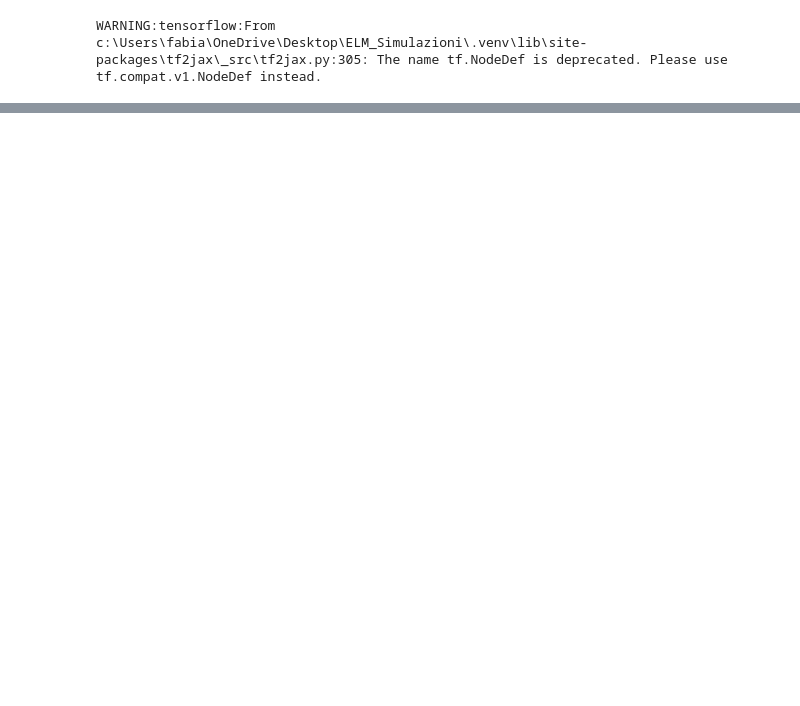
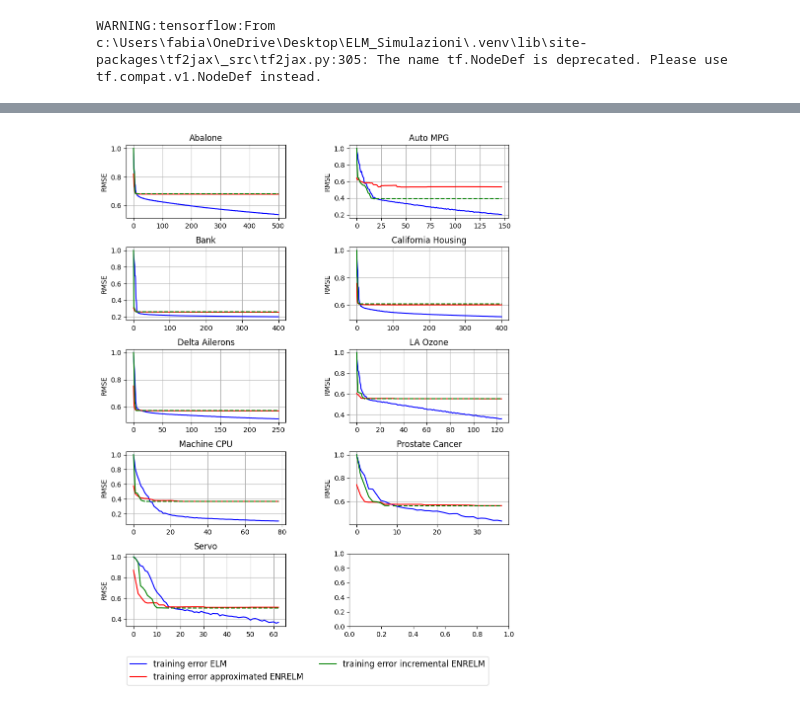
Before and after one commit to FabianoVeglianti/Effective-Non-Random-Extreme-Learning-Machine, a Jupyter notebook: experiments.ipynb, the cells around one changed output, grey strips where cells are left out. Saved outputs shown, nothing was run; the diff lists cells and outputs as text; code cells hidden in the pictures; blank space fills up the shorter version.

```diff
--- a/experiments.ipynb
+++ b/experiments.ipynb
@@ -224,0 +615,94 @@ INFO:matplotlib.mathtext:Substituting symbol N from STIXNonUnicode
+# %%
+# Initialize figure and subplots
+fig, axes = plt.subplots(5, 2, figsize=(10, 12.5))
+fig.subplots_adjust(hspace=0.4, wspace=0.4)
+
+fig2, axes2 = plt.subplots(5, 2, figsize=(10, 12.5))
+fig2.subplots_adjust(hspace=0.4, wspace=0.4)
+
+loaders = {
+    1: ("Abalone", dataloader.load_abalone),
+    2: ("Auto MPG", dataloader.load_auto_mpg),
+    3: ("Bank", dataloader.load_bank),
+    4: ("California Housing", dataloader.load_california_housing),
+    5: ("Delta Ailerons", dataloader.load_delta_ailerons),
+    6: ("LA Ozone", dataloader.load_LAozone),
+    7: ("Machine CPU", dataloader.load_machine_cpu),
+    8: ("Prostate Cancer", dataloader.load_prostate),
+    9: ("Servo", dataloader.load_servo)
+}
+
+df_times = pd.DataFrame(columns=["dataset", "total_timing_ELM", "mean_loop_timing_ELM", "timing_approximated_ENRELM", "timing_incremental_ENRELM"])
+dataset_index = 0
+for key, value in loaders.items():
+    dataset_index+=1
+    name = value[0]
+    loader = value[1]
+    generator = datagenerator.LoaderDataGenerator(name, loader)
+    res = generator.generate()
+    print(res['name'])
+    X = res['data'][0]
+    y = res['data'][1]
+
+
+    results = single_dataset_simulation(X, y)
+
+    #save timings
+    times_dictionary = {'dataset': name}
+    for key,val in results.items():
+        if "timing" in key:
+            times_dictionary[key] = results[key]
+    times = pd.DataFrame([times_dictionary])
+    df_times = pd.concat([df_times, times], ignore_index=True)
+
+    #plot figures
+    ax = axes[(dataset_index-1)//2, (dataset_index-1)%2]
+    ax2 = axes2[(dataset_index-1)//2, (dataset_index-1)%2]
+
+    X_axis = np.arange(0, results['training_error_ELM'].shape[0]+1, 1)
+    ax.plot(X_axis, np.concatenate([np.array([1]), results["training_error_ELM"]]), 'b-', label='training error ELM')
+    ax.plot(X_axis, results['training_error_approximated_ENRELM'][0:results['training_error_ELM'].shape[0]+1], 'r-', label='training error approximated ENRELM')
+    non_zeros_incremental_ENRELM_training = results['training_error_incremental_ENRELM'][results['training_error_incremental_ENRELM'] != 0]
+    filled_incremental_ENRELM_training = np.ones(results['training_error_incremental_ENRELM'].shape[0] - non_zeros_incremental_ENRELM_training.shape[0]) * non_zeros_incremental_ENRELM_training[-1]
+    ax.plot(X_axis[0:non_zeros_incremental_ENRELM_training.shape[0]], non_zeros_incremental_ENRELM_training, 'g-', label='training error incremental ENRELM')
+    ax.plot(X_axis[non_zeros_incremental_ENRELM_training.shape[0]:], filled_incremental_ENRELM_training, 'g--')
+
+    ax2.plot(X_axis, np.concatenate([np.array([1]), results['test_error_ELM']]), 'b-', label='testing error ELM')
+    ax2.plot(X_axis, results['test_error_approximated_ENRELM'][0:results['test_error_ELM'].shape[0]+1], 'r-', label='testing error approximated ENRELM')
+    non_zeros_incremental_ENRELM_test = results['test_error_incremental_ENRELM'][results['test_error_incremental_ENRELM'] != 0]
+    filled_incremental_ENRELM_test = np.ones(results['test_error_incremental_ENRELM'].shape[0] - non_zeros_incremental_ENRELM_test.shape[0]) * non_zeros_incremental_ENRELM_test[-1]
+    ax2.plot(X_axis[0:non_zeros_incremental_ENRELM_test.shape[0]], non_zeros_incremental_ENRELM_test, 'g-', label='test error incremental ENRELM')
+    ax2.plot(X_axis[non_zeros_incremental_ENRELM_test.shape[0]:], filled_incremental_ENRELM_test, 'g--')
+
+    ax.set_title(name)
+    #ax.set_ylim(0,2)
+    ax.set_ylabel('RMSE')
+    #ax.legend(loc='upper right')
+    ax.grid(True)
+
+    ax2.set_title(name)
+    #ax.set_ylim(0,2)
+    ax2.set_ylabel('RMSE')
+    #ax.legend(loc='upper right')
+    ax2.grid(True)
+
+df_times = df_times.sort_values("dataset", ascending = True)
+print(df_times)
+write_times_csv("times_real_datasets" + str(n0) + ".csv", df_times)
+
+handles, labels = ax.get_legend_handles_labels()
+fig.legend(handles, labels, loc='lower center', ncol=2, fontsize=12)
+# Adjust layout to make space for the legend
+fig2.legend(handles, labels, loc='lower center', ncol=2, fontsize=12)
+#fig.tight_layout()
+fig.subplots_adjust(bottom=0.1)
+fig.savefig("image_training_real_datasets.eps", format="eps")
+fig.savefig("image_training_real_datasets.png")
+
+#fig2.tight_layout()
+fig2.subplots_adjust(bottom=0.1)
+fig2.savefig("image2_test_real_datasets.eps", format="eps")
+fig2.savefig("image2_test_real_datasets.png")
+fig.show()
+fig2.show()
+# %% [output]
@@ -224,0 +729 @@ INFO:matplotlib.mathtext:Substituting symbol N from STIXNonUnicode
+[figure, added]
```
Also changed, not shown: parts of 20 cells of this notebook, 4 other files.
